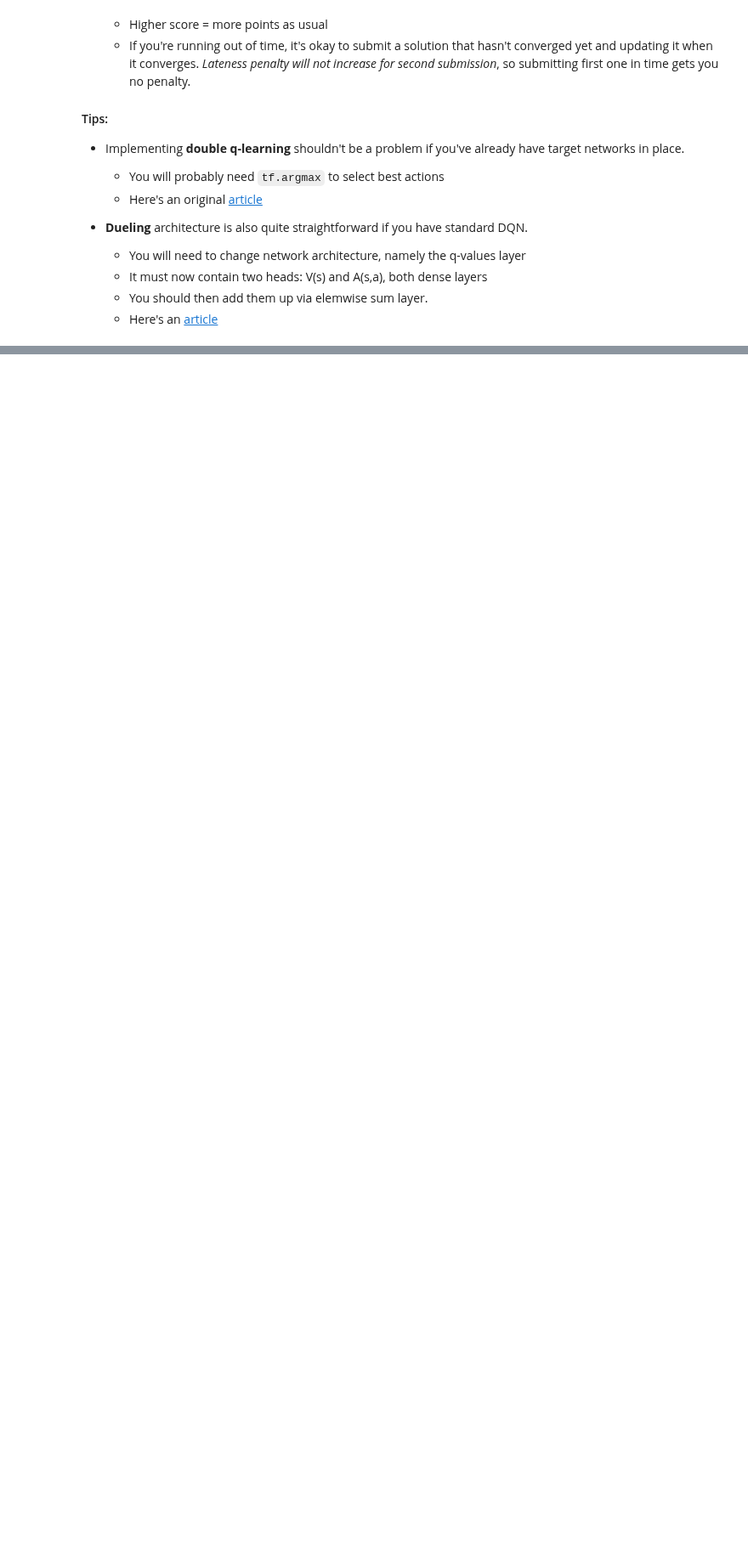
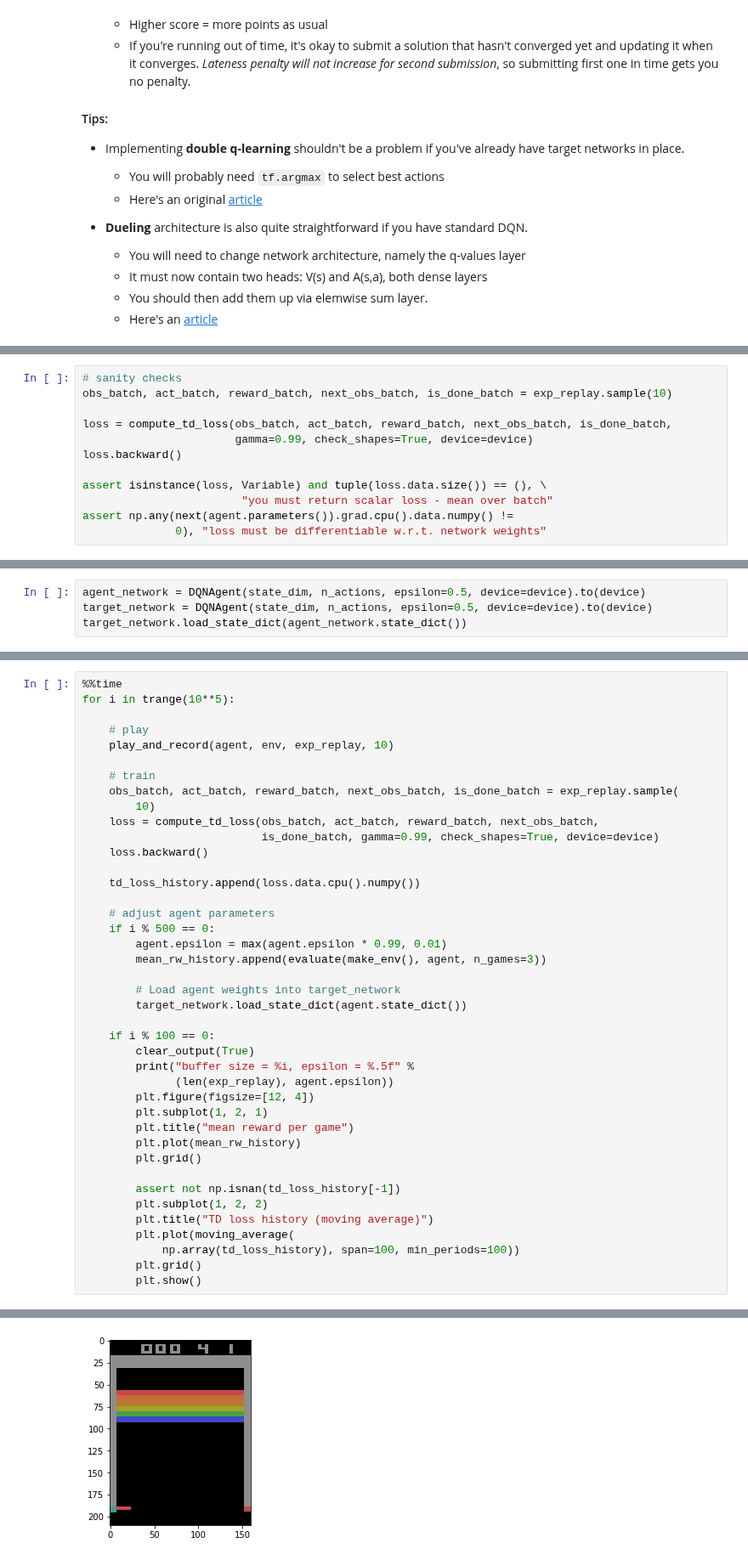
Before and after one commit to nik31096/Practical_RL, a Jupyter notebook: week4_approx_rl/homework_pytorch.ipynb, the cells around one changed output, grey strips where cells are left out. Shown at 85% size. Drawn from its saved outputs; the diff is of its cells as text; blank space fills up the shorter version.

```diff
--- a/week4_approx_rl/homework_pytorch.ipynb
+++ b/week4_approx_rl/homework_pytorch.ipynb
@@ -629,0 +654,12 @@ This task contains of
+# %%
+# sanity checks
+obs_batch, act_batch, reward_batch, next_obs_batch, is_done_batch = exp_replay.sample(10)
+
+loss = compute_td_loss(obs_batch, act_batch, reward_batch, next_obs_batch, is_done_batch,
+                       gamma=0.99, check_shapes=True, device=device)
+loss.backward()
+
+assert isinstance(loss, Variable) and tuple(loss.data.size()) == (), \
+                        "you must return scalar loss - mean over batch"
+assert np.any(next(agent.parameters()).grad.cpu().data.numpy() !=
+              0), "loss must be differentiable w.r.t. network weights"
@@ -629,0 +669,4 @@ This task contains of
+# %%
+agent_network = DQNAgent(state_dim, n_actions, epsilon=0.5, device=device).to(device)
+target_network = DQNAgent(state_dim, n_actions, epsilon=0.5, device=device).to(device)
+target_network.load_state_dict(agent_network.state_dict())
@@ -629,0 +675,42 @@ This task contains of
+# %%
+%%time
+for i in trange(10**5):
+
+    # play
+    play_and_record(agent, env, exp_replay, 10)
+
+    # train
+    obs_batch, act_batch, reward_batch, next_obs_batch, is_done_batch = exp_replay.sample(
+        10)
+    loss = compute_td_loss(obs_batch, act_batch, reward_batch, next_obs_batch,
+                           is_done_batch, gamma=0.99, check_shapes=True, device=device)
+    loss.backward()
+
+    td_loss_history.append(loss.data.cpu().numpy())
+
+    # adjust agent parameters
+    if i % 500 == 0:
+        agent.epsilon = max(agent.epsilon * 0.99, 0.01)
+        mean_rw_history.append(evaluate(make_env(), agent, n_games=3))
+
+        # Load agent weights into target_network
+        target_network.load_state_dict(agent.state_dict())
+
+    if i % 100 == 0:
+        clear_output(True)
+        print("buffer size = %i, epsilon = %.5f" %
+              (len(exp_replay), agent.epsilon))
+        plt.figure(figsize=[12, 4])
+        plt.subplot(1, 2, 1)
+        plt.title("mean reward per game")
+        plt.plot(mean_rw_history)
+        plt.grid()
+
+        assert not np.isnan(td_loss_history[-1])
+        plt.subplot(1, 2, 2)
+        plt.title("TD loss history (moving average)")
+        plt.plot(moving_average(
+            np.array(td_loss_history), span=100, min_periods=100))
+        plt.grid()
+        plt.show()
+# %% [output]
@@ -629,0 +718 @@ This task contains of
+[figure, added]
```
Also changed, not shown: parts of 18 cells of this notebook.
